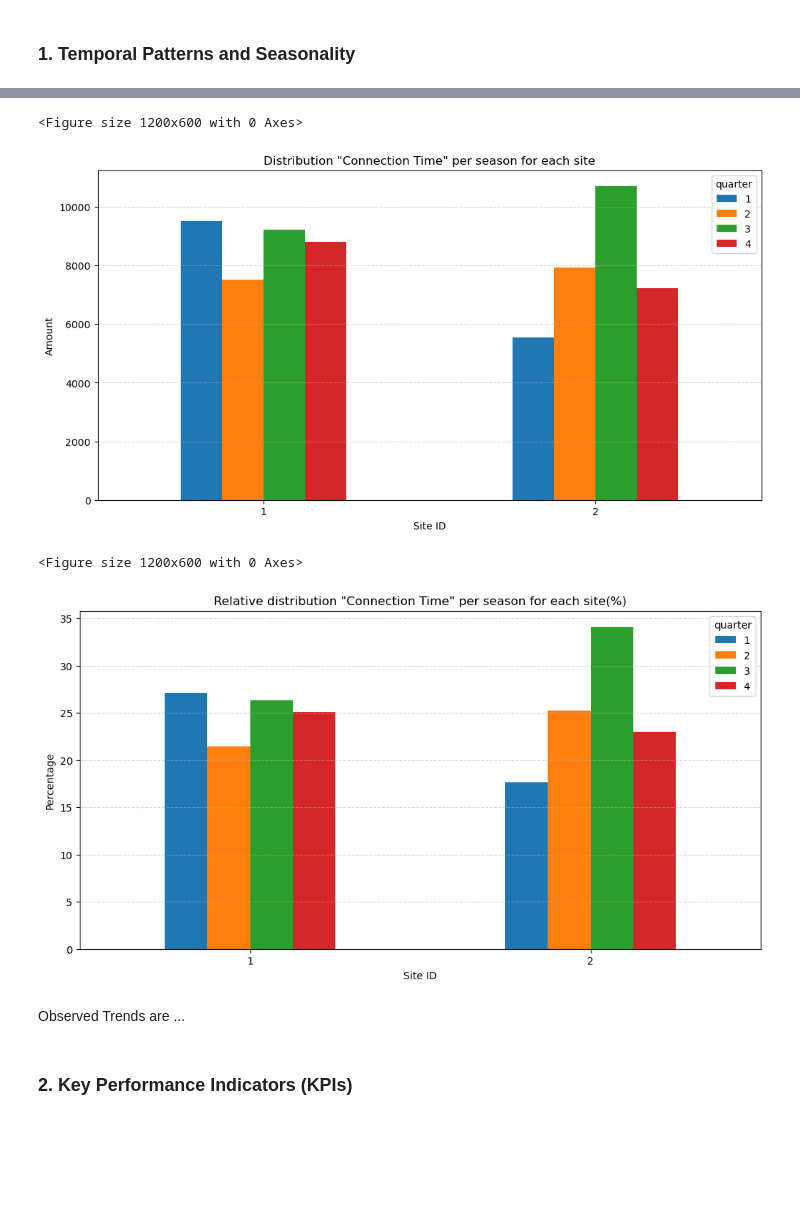
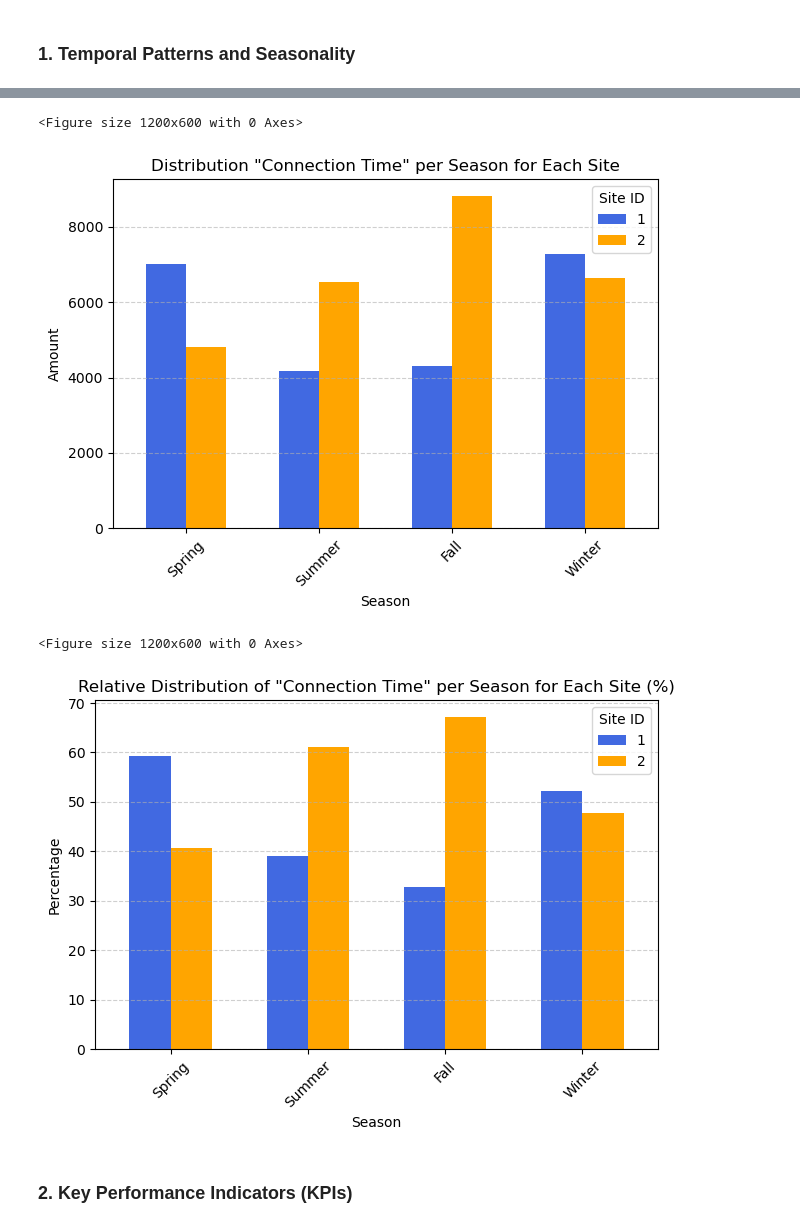
Before and after one commit to angfe/TheOptimizers, a Jupyter notebook: 02_Descriptive_Analytics.ipynb, the cells around one changed output, grey strips where cells are left out. Saved outputs shown, nothing was run; the diff lists cells and outputs as text; code cells hidden in the pictures; blank space fills up the shorter version.

```diff
--- a/02_Descriptive_Analytics.ipynb
+++ b/02_Descriptive_Analytics.ipynb
@@ -149,45 +199,56 @@ plt.show()
 # %%
 # Demonstrate how the number of charging events varies between the seasons
+
 # The seasons in Los Angeles correspond to the quarters approximately, which is why these were used as a divider.
-
-# Convert time into datetime
-charging_sessions_data['connectionTime'] = pd.to_datetime(charging_sessions_data['connectionTime'])
+# Ensure the quarter names are labeled
+quarter_names = ['Spring', 'Summer', 'Fall', 'Winter']
 
 # Retrieve the quarter
 charging_sessions_data['quarter'] = charging_sessions_data['connectionTime'].dt.quarter
 
 # Calculation of the absolute distribution per quarter and location
-absolute_counts_quarter_site = charging_sessions_data.groupby(['siteID', 'quarter']).size().unstack(fill_value=0)
+# Group data by quarter and site, and reindex to include all quarter
+absolute_counts_quarter_site = (
+    charging_sessions_data.groupby(['quarter', 'siteID']).size().unstack(fill_value=0)
+)
+absolute_counts_quarter_site = absolute_counts_quarter_site.reindex(range(1, 5), fill_value=0)  # Ensure all weekdays are present
+absolute_counts_quarter_site.index = quarter_names  # Assign proper quarter names
+
 
 # Calculation of the relative distribution (percentage) per location
 relative_counts_quarter_site = absolute_counts_quarter_site.div(absolute_counts_quarter_site.sum(axis=1), axis=0) * 100
 
+# Define colors for the sites
+colors = ['royalblue', 'orange']
+
 # Plotting the absolute distribution
 plt.figure(figsize=(12, 6))
-absolute_counts_quarter_site.plot(kind='bar', figsize=(12, 6))
-plt.title('Distribution "Connection Time" per season for each site')
-plt.xlabel('Site ID')
+absolute_counts_quarter_site.plot(kind='bar', color=colors, width=0.6)
+plt.title('Distribution "Connection Time" per Season for Each Site')
+plt.xlabel('Season')
 plt.ylabel('Amount')
-plt.xticks(rotation=0)
-plt.grid(axis='y', linestyle='--', alpha=0.5)
+plt.xticks(rotation=45)
+plt.grid(axis='y', linestyle='--', alpha=0.6)
+plt.legend(title='Site ID')
+plt.tight_layout()
+plt.show()
 
 # Plotting the relative distribution
 plt.figure(figsize=(12, 6))
-relative_counts_quarter_site.plot(kind='bar', figsize=(12, 6))
-plt.title('Relative distribution "Connection Time" per season for each site(%)')
-plt.xlabel('Site ID')
+relative_counts_quarter_site.plot(kind='bar', color=colors, width=0.6)
+plt.title('Relative Distribution of "Connection Time" per Season for Each Site (%)')
+plt.xlabel('Season')
 plt.ylabel('Percentage')
-plt.xticks(rotation=0)
-plt.grid(axis='y', linestyle='--', alpha=0.5)
-
+plt.xticks(rotation=45)
+plt.grid(axis='y', linestyle='--', alpha=0.6)
+plt.legend(title='Site ID')
+plt.tight_layout()
 plt.show()
 # %% [output]
 <Figure size 1200x600 with 0 Axes>
-[figure, old version]
+[figure, new version]
 <Figure size 1200x600 with 0 Axes>
-[figure, old version]
+[figure, new version]
-# %% [markdown]
-Observed Trends are ...
 # %% [markdown]
 ### 2. Key Performance Indicators (KPIs)
 # %% [markdown]
```
Also changed, not shown: parts of 16 cells of this notebook.
